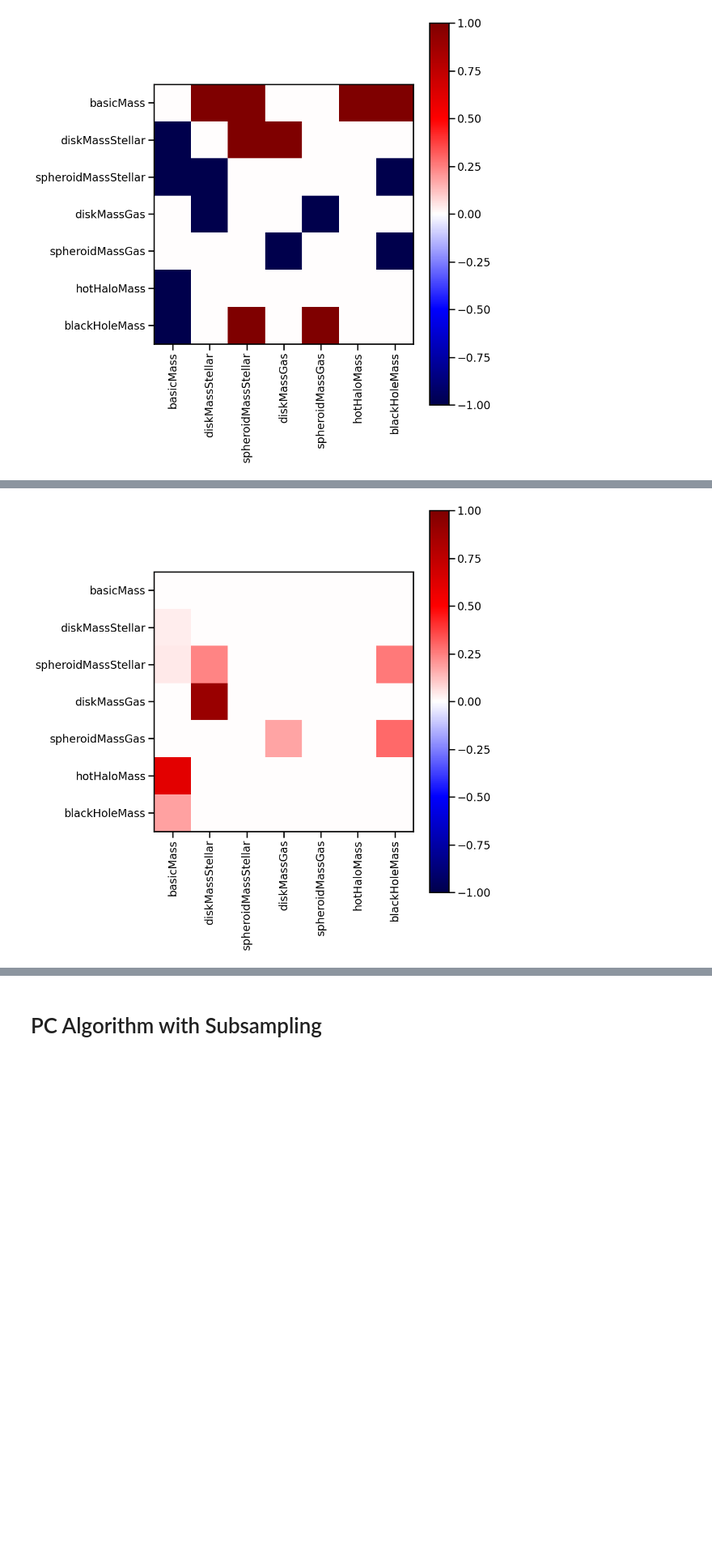
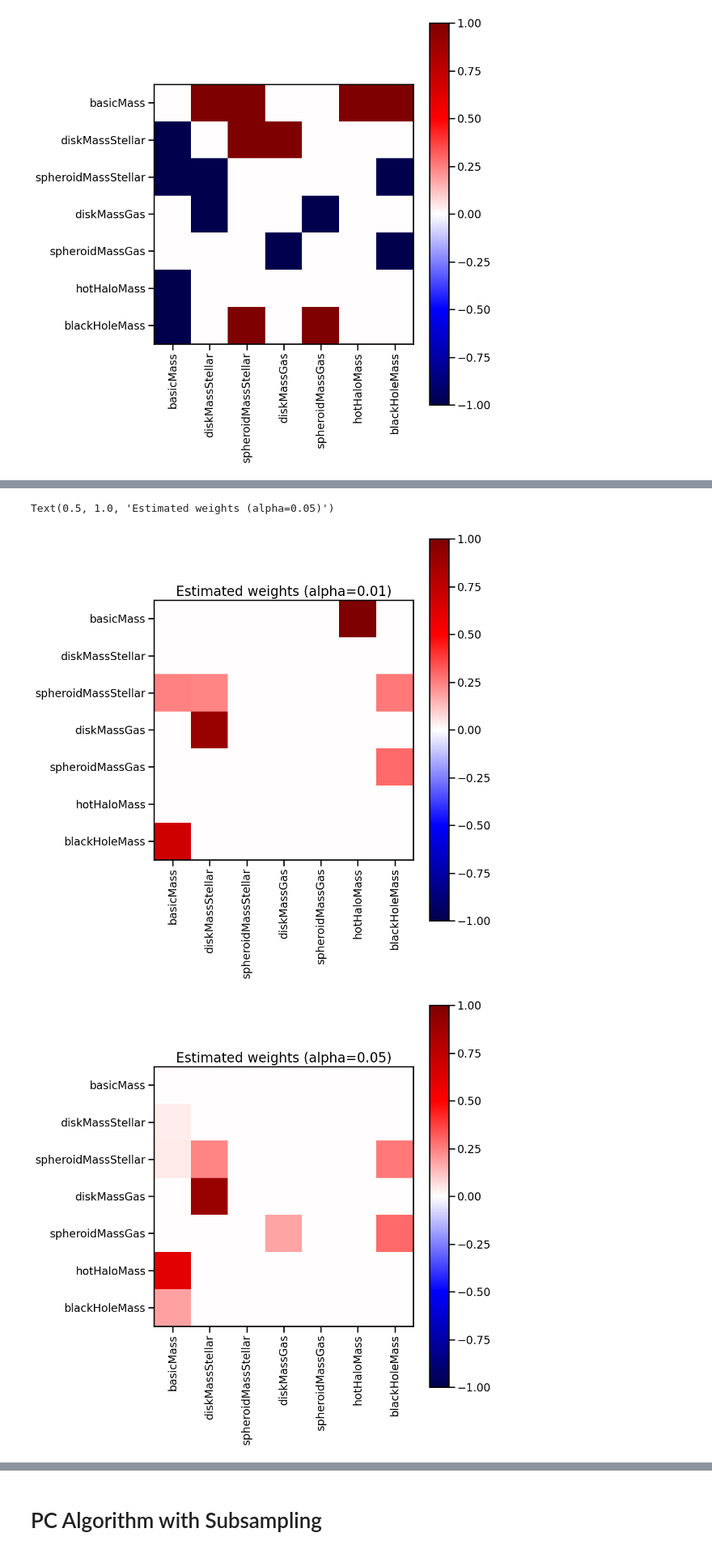
Before and after one commit to JHpusd/CFL_Research, a Jupyter notebook: test_data/test_pc.ipynb, the cells around one changed output, grey strips where cells are left out. Shown at 81% size. Drawn from its saved outputs; the diff is of its cells as text; code cells hidden in the pictures; blank space fills up the shorter version.

Commit message:
finished PC algo runs on data, move on to FGES next

```diff
--- a/test_data/test_pc.ipynb
+++ b/test_data/test_pc.ipynb
@@ -86,10 +86,11 @@ _ = plt.yticks(range(7), var_names)
 [figure]
 # %%
 # convert to DAG to direct that one undirected edge and estimate weights
-dag_mat = pdag2dag(cg_05_alpha.G).graph
+dag_mat_01 = pdag2dag(cg_01_alpha.G).graph
+dag_mat_05 = pdag2dag(cg_05_alpha.G).graph
 
 plt.figure(figsize=(10,10))
-plt.imshow(pdag_mat, cmap='seismic', vmin=-1, vmax=1, interpolation='nearest')
+plt.imshow(dag_mat_05, cmap='seismic', vmin=-1, vmax=1, interpolation='nearest')
 plt.colorbar()
 _ = plt.xticks(range(7), var_names, rotation=90)
 _ = plt.yticks(range(7), var_names)
@@ -98,12 +99,23 @@ _ = plt.yticks(range(7), var_names)
 # %%
 # estimate weights
-weights, residuals = estimate_parameters(dag_mat, data)
+weights_01, residuals_01 = estimate_parameters(dag_mat_01, data)
+weights_05, residuals_05 = estimate_parameters(dag_mat_05, data)
 
-plt.figure(figsize=(10,10))
-plt.imshow(weights, cmap='seismic', vmin=-1, vmax=1, interpolation='nearest')
+plt.figure(0, figsize=(10,10))
+plt.imshow(weights_01, cmap='seismic', vmin=-1, vmax=1, interpolation='nearest')
 plt.colorbar()
 _ = plt.xticks(range(7), var_names, rotation=90)
 _ = plt.yticks(range(7), var_names)
+plt.title('Estimated weights (alpha=0.01)', fontsize=20)
+
+plt.figure(1, figsize=(10,10))
+plt.imshow(weights_05, cmap='seismic', vmin=-1, vmax=1, interpolation='nearest')
+plt.colorbar()
+_ = plt.xticks(range(7), var_names, rotation=90)
+_ = plt.yticks(range(7), var_names)
+plt.title('Estimated weights (alpha=0.05)', fontsize=20)
 # %% [output]
+Text(0.5, 1.0, 'Estimated weights (alpha=0.05)')
-[figure, old version]
+[figure, new version]
+[figure, added]
 # %% [markdown]
```
Also changed, not shown: parts of 15 cells of this notebook.
